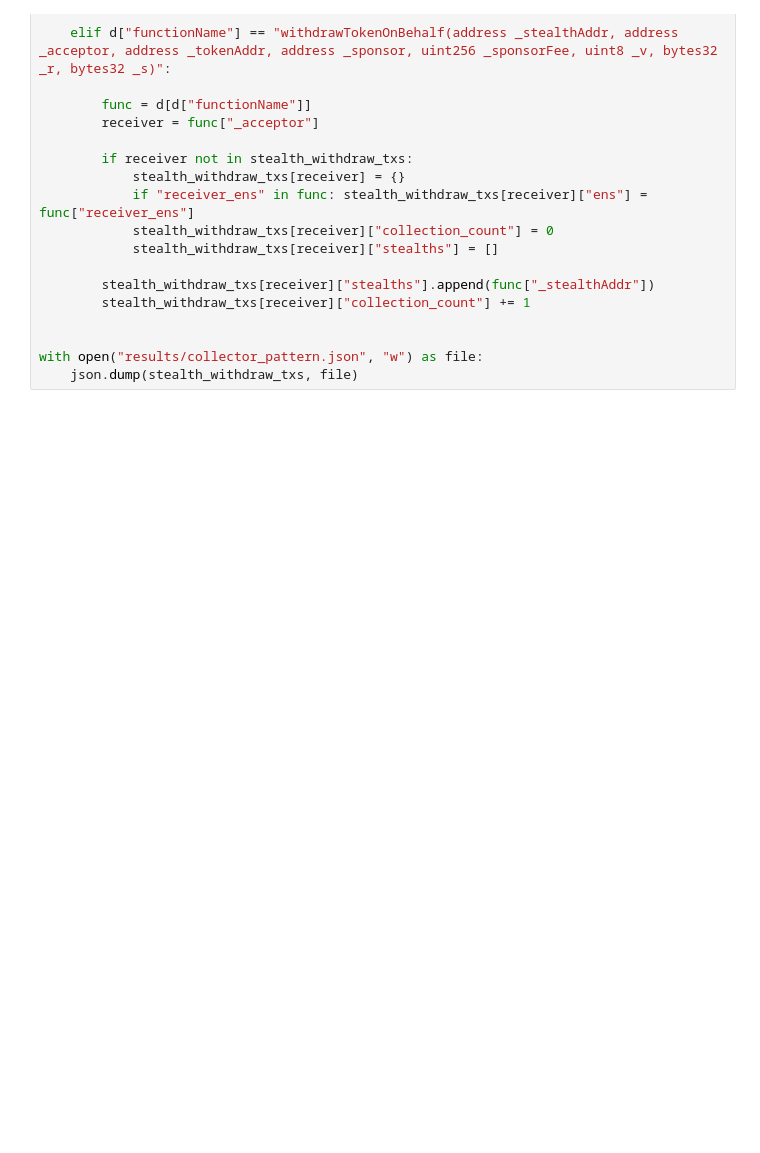
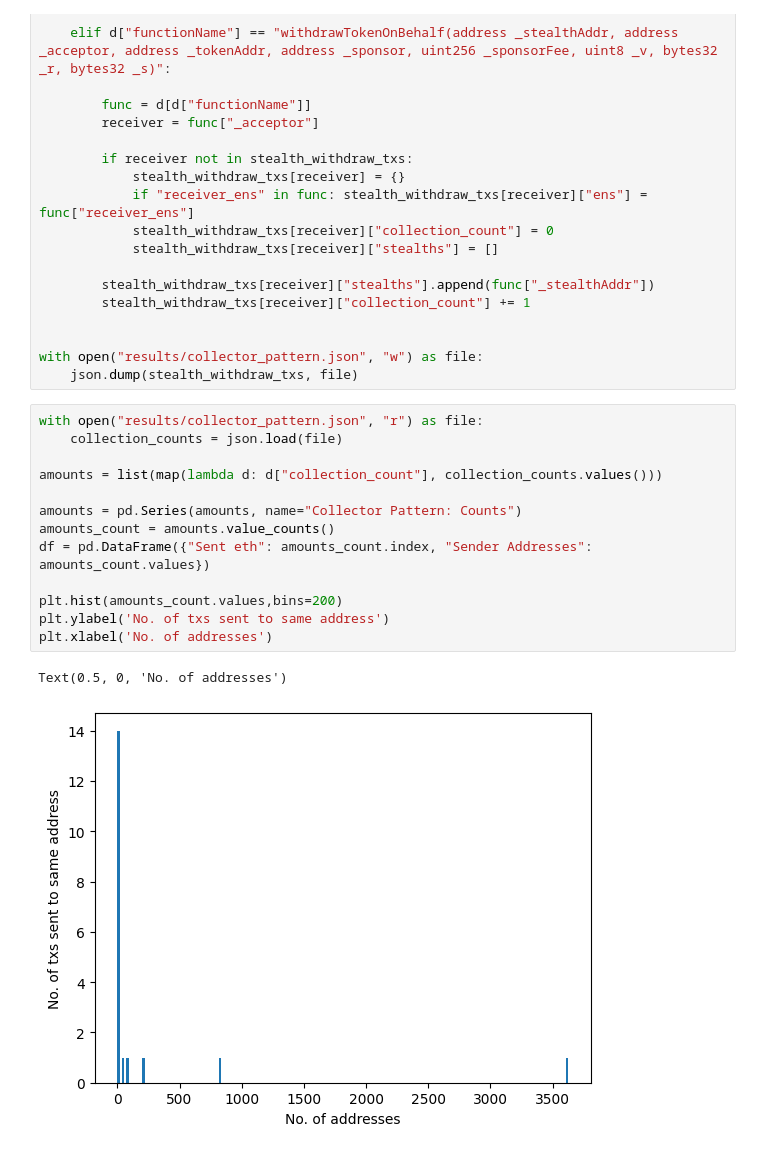
Before and after one commit to alekszkovacs/UmbraAnonymityAnalysis, a Jupyter notebook: statistics/umbra_statistics.ipynb, the cells around one changed output. Drawn from its saved outputs; the diff is of its cells as text; blank space fills up the shorter version.

```diff
--- a/statistics/umbra_statistics.ipynb
+++ b/statistics/umbra_statistics.ipynb
@@ -173,3 +173,19 @@ for d in contract_txs:
 
 with open("results/collector_pattern.json", "w") as file:
     json.dump(stealth_withdraw_txs, file)
+# %%
+with open("results/collector_pattern.json", "r") as file:
+    collection_counts = json.load(file)
+
+amounts = list(map(lambda d: d["collection_count"], collection_counts.values()))
+
+amounts = pd.Series(amounts, name="Collector Pattern: Counts")
+amounts_count = amounts.value_counts()
+df = pd.DataFrame({"Sent eth": amounts_count.index, "Sender Addresses": amounts_count.values})
+
+plt.hist(amounts_count.values,bins=200)
+plt.ylabel('No. of txs sent to same address')
+plt.xlabel('No. of addresses')
+# %% [output]
+Text(0.5, 0, 'No. of addresses')
+[figure, added]
```
